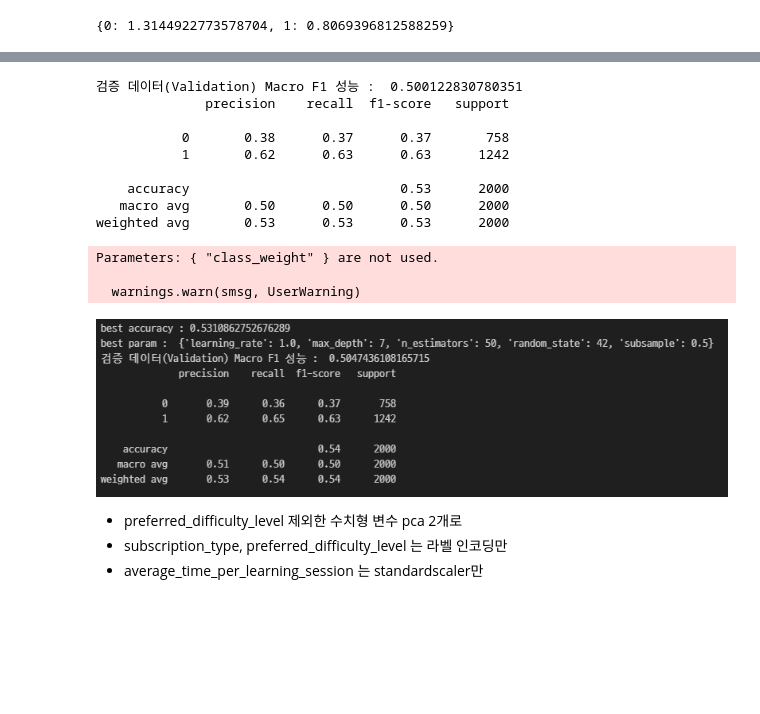
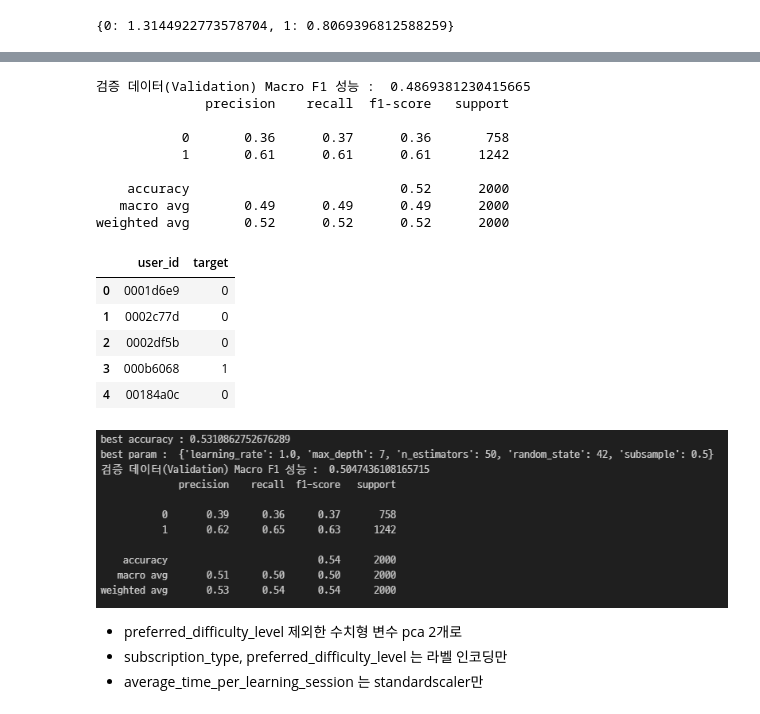
Before and after one commit to yoonjae97/edu_platform_sub_renewal_prediction, a Jupyter notebook: raw_model/xgb.ipynb, the cells around one changed output, grey strips where cells are left out. Cells and saved outputs as stored; diff of their text form; code cells hidden in the pictures; blank space fills up the shorter version.

```diff
--- a/raw_model/xgb.ipynb
+++ b/raw_model/xgb.ipynb
@@ -217,7 +227,7 @@ print('best param : ', xgb_grid.best_params_)
 # %%
 # 최적의 하이퍼파라미터로 모델 초기화
 best_params = xgb_grid.best_params_
-best_xgb_model = XGBClassifier(**best_params, class_weight=weights)
+best_xgb_model = XGBClassifier(**best_params)
 
 # 클래스 가중치를 적용하여 모델 학습
 best_xgb_model.fit(X_train, y_train)
@@ -229,18 +239,34 @@ val_f1 = f1_score(y_val, val_predictions, average='macro', zero_division=0)
 print("검증 데이터(Validation) Macro F1 성능 : ",val_f1)
 print(classification_report(y_val, val_predictions, zero_division=0))
 # %% [output]
-검증 데이터(Validation) Macro F1 성능 :  0.500122830780351
+검증 데이터(Validation) Macro F1 성능 :  0.4869381230415665
               precision    recall  f1-score   support
 
-           0       0.38      0.37      0.37       758
-           1       0.62      0.63      0.63      1242
+           0       0.36      0.37      0.36       758
+           1       0.61      0.61      0.61      1242
 
-    accuracy                           0.53      2000
-   macro avg       0.50      0.50      0.50      2000
-weighted avg       0.53      0.53      0.53      2000
+    accuracy                           0.52      2000
+   macro avg       0.49      0.49      0.49      2000
+weighted avg       0.52      0.52      0.52      2000
-Parameters: { "class_weight" } are not used.
-
-  warnings.warn(smsg, UserWarning)
+# %%
+test.drop(columns=['user_id'], inplace=True, axis=1)
+test_predictions = best_xgb_model.predict(test)
+
+# 제출 양식 파일(sample_submission.csv)의 'target' 컬럼에 나의 Test 데이터에 대한 예측 결과로 채우기
+sample['target'] = test_predictions
+
+# 리더보드 제출을 위해 나의 예측 결과를 baseline_submit.csv로 저장
+submit_path = './xgb/baseline_submit(XGB_tuned_model_drop(aba, ave, pay)_labelencoding(PD, ST)).csv'
+sample.to_csv(submit_path, index=False)
+
+sample.head()
+# %% [output]
+|  | user_id | target |
+| 0 | 0001d6e9 | 0 |
+| 1 | 0002c77d | 0 |
+| 2 | 0002df5b | 0 |
+| 3 | 000b6068 | 1 |
+| 4 | 00184a0c | 0 |
 # %% [markdown]
 ![image.png](attachment:image.png)
 - preferred_difficulty_level 제외한 수치형 변수 pca 2개로
```
Also changed, not shown: parts of 3 cells of this notebook, 13 other files.
